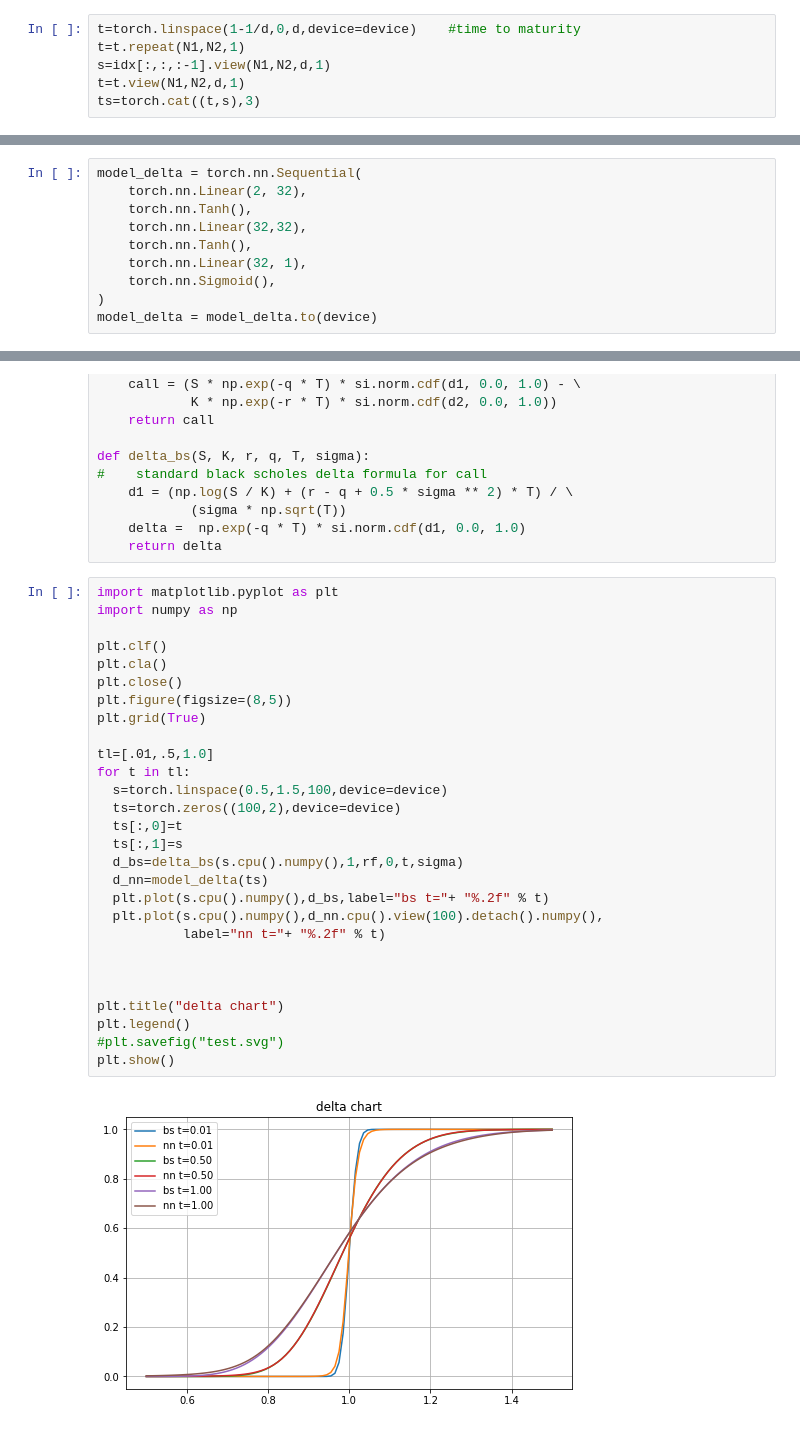
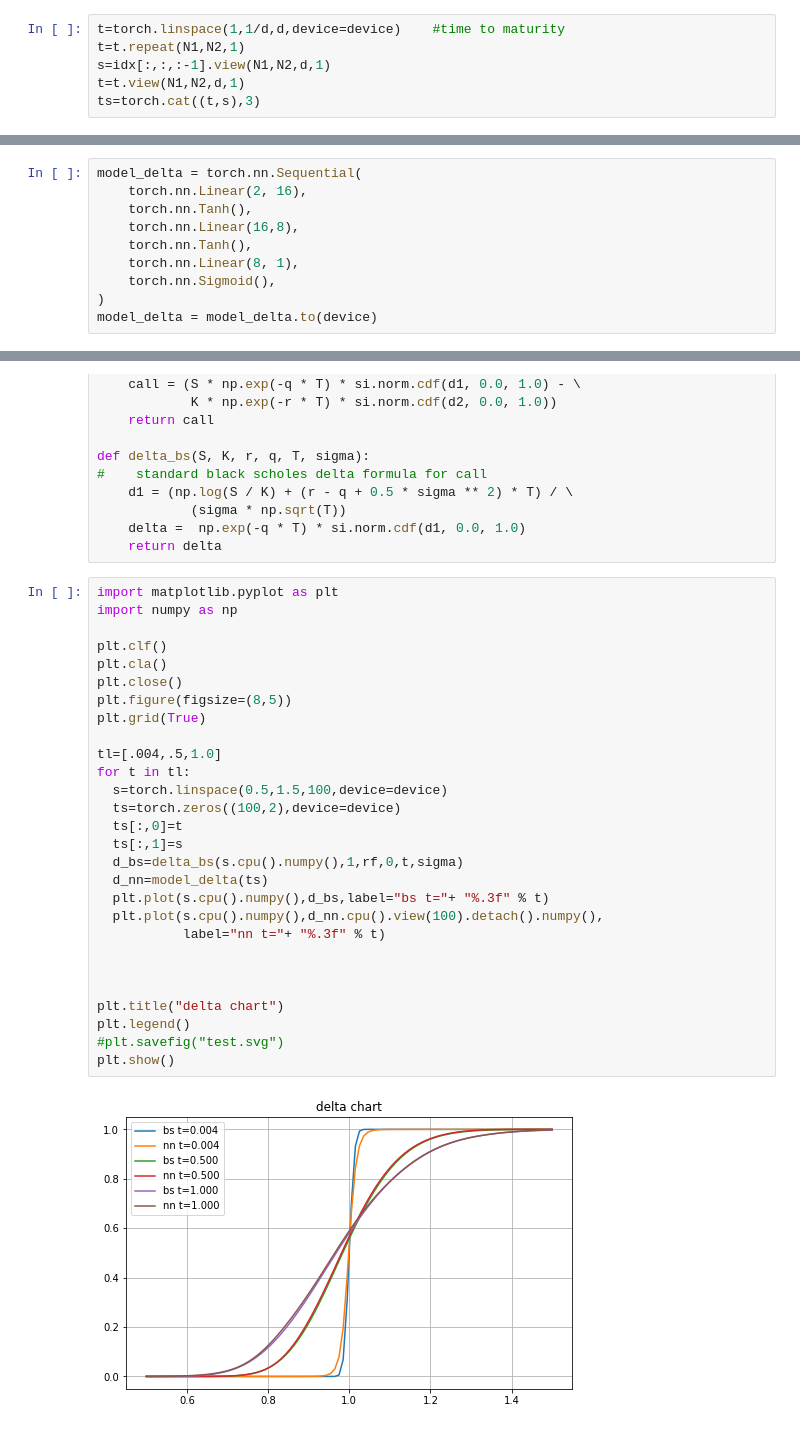
Before and after one commit to yufeng66/FutureGreeks, a Jupyter notebook: SOA_talk_lognormal_scenario.ipynb, the cells around one changed output, grey strips where cells are left out. Drawn from its saved outputs; the diff is of its cells as text.

```diff
--- a/SOA_talk_lognormal_scenario.ipynb
+++ b/SOA_talk_lognormal_scenario.ipynb
@@ -69,7 +76,7 @@ pv_payout=payout*disc[:,:,-1]
 chg=idx[:,:,1:]*disc[:,:,1:]-idx[:,:,:-1]*disc[:,:,:-1]
 #the chg is discounted to time zero already
 # %%
-t=torch.linspace(1-1/d,0,d,device=device)    #time to maturity
+t=torch.linspace(1,1/d,d,device=device)    #time to maturity
 t=t.repeat(N1,N2,1)
 s=idx[:,:,:-1].view(N1,N2,d,1)
 t=t.view(N1,N2,d,1)
@@ -77,10 +86,10 @@ ts=torch.cat((t,s),3)
 # %%
 model_delta = torch.nn.Sequential(
-    torch.nn.Linear(2, 32),
+    torch.nn.Linear(2, 16),
     torch.nn.Tanh(),
-    torch.nn.Linear(32,32),
+    torch.nn.Linear(16,8),
     torch.nn.Tanh(),
-    torch.nn.Linear(32, 1),
+    torch.nn.Linear(8, 1),
     torch.nn.Sigmoid(),
 )
 model_delta = model_delta.to(device)
@@ -141,30 +150,30 @@ def delta_bs(S, K, r, q, T, sigma):
 # %%
 import matplotlib.pyplot as plt
 import numpy as np
 
 plt.clf()
 plt.cla()
 plt.close()
 plt.figure(figsize=(8,5))
 plt.grid(True)
 
-tl=[.01,.5,1.0]
+tl=[.004,.5,1.0]
 for t in tl:
   s=torch.linspace(0.5,1.5,100,device=device)
   ts=torch.zeros((100,2),device=device)
   ts[:,0]=t
   ts[:,1]=s
   d_bs=delta_bs(s.cpu().numpy(),1,rf,0,t,sigma)
   d_nn=model_delta(ts)
-  plt.plot(s.cpu().numpy(),d_bs,label="bs t="+ "%.2f" % t)
+  plt.plot(s.cpu().numpy(),d_bs,label="bs t="+ "%.3f" % t)
   plt.plot(s.cpu().numpy(),d_nn.cpu().view(100).detach().numpy(),
-           label="nn t="+ "%.2f" % t)
+           label="nn t="+ "%.3f" % t)
 
 
 
 plt.title("delta chart")
 plt.legend()
 #plt.savefig("test.svg")
 plt.show()
 # %% [output]
-[figure, old version]
+[figure, new version]
```
Also changed, not shown: parts of 11 cells of this notebook.
